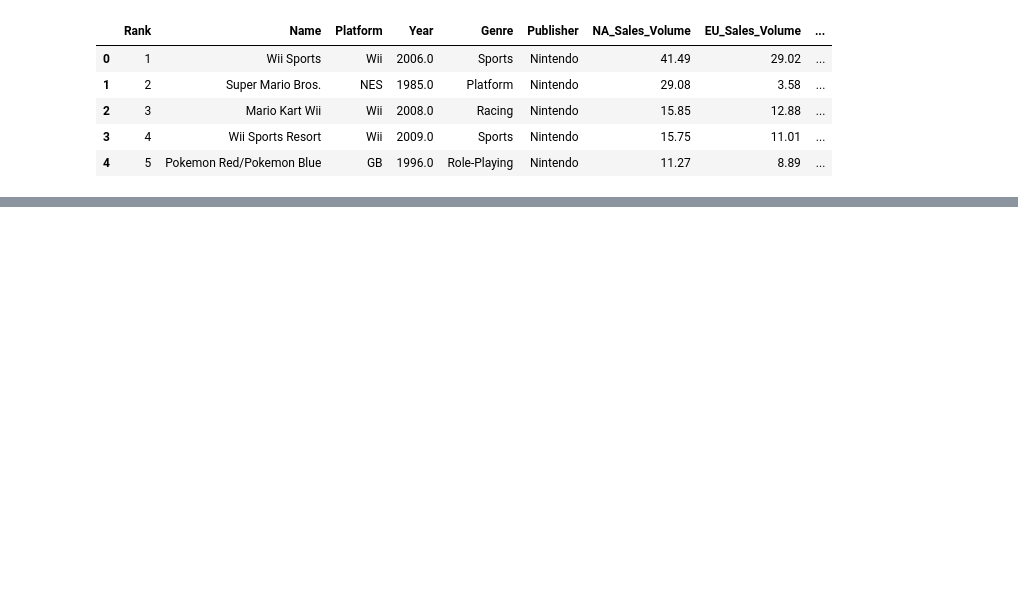
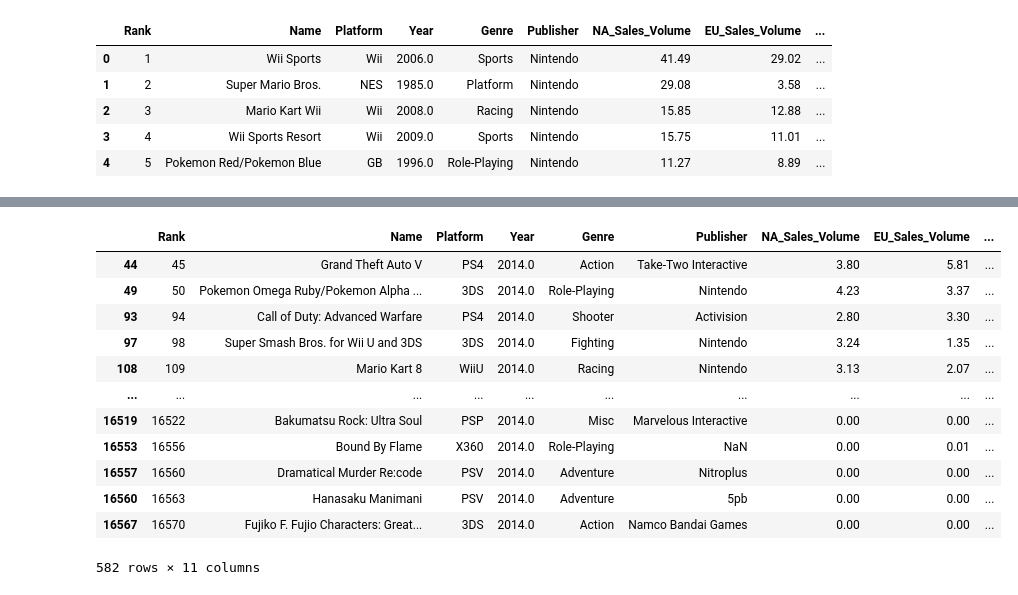
Before and after one commit to Archandra12/Term4-Projects, a Jupyter notebook: Pandas_testINSAID.ipynb, the cells around one changed output, grey strips where cells are left out. Drawn from its saved outputs; the diff is of its cells as text; code cells hidden in the pictures; blank space fills up the shorter version.

```diff
--- a/Pandas_testINSAID.ipynb
+++ b/Pandas_testINSAID.ipynb
@@ -287,0 +538,16 @@ df_videogames.head()
+# %%
+df_videogames[df_videogames['Year']== 2014]
+# %% [output]
+|  | Rank | Name | Platform | Year | Genre | Publisher | NA_Sales_Volume | EU_Sales_Volume | ... |
+| 44 | 45 | Grand Theft Auto V | PS4 | 2014.0 | Action | Take-Two Interactive | 3.80 | 5.81 | ... |
+| 49 | 50 | Pokemon Omega Ruby/Pokemon Alpha ... | 3DS | 2014.0 | Role-Playing | Nintendo | 4.23 | 3.37 | ... |
+| 93 | 94 | Call of Duty: Advanced Warfare | PS4 | 2014.0 | Shooter | Activision | 2.80 | 3.30 | ... |
+| 97 | 98 | Super Smash Bros. for Wii U and 3DS | 3DS | 2014.0 | Fighting | Nintendo | 3.24 | 1.35 | ... |
+| 108 | 109 | Mario Kart 8 | WiiU | 2014.0 | Racing | Nintendo | 3.13 | 2.07 | ... |
+| ... | ... | ... | ... | ... | ... | ... | ... | ... | ... |
+| 16519 | 16522 | Bakumatsu Rock: Ultra Soul | PSP | 2014.0 | Misc | Marvelous Interactive | 0.00 | 0.00 | ... |
+| 16553 | 16556 | Bound By Flame | X360 | 2014.0 | Role-Playing | NaN | 0.00 | 0.01 | ... |
+| 16557 | 16560 | Dramatical Murder Re:code | PSV | 2014.0 | Adventure | Nitroplus | 0.00 | 0.00 | ... |
+| 16560 | 16563 | Hanasaku Manimani | PSV | 2014.0 | Adventure | 5pb | 0.00 | 0.00 | ... |
+| 16567 | 16570 | Fujiko F. Fujio Characters: Great... | 3DS | 2014.0 | Action | Namco Bandai Games | 0.00 | 0.00 | ... |
+582 rows × 11 columns
```
Also changed, not shown: parts of 44 cells of this notebook.
